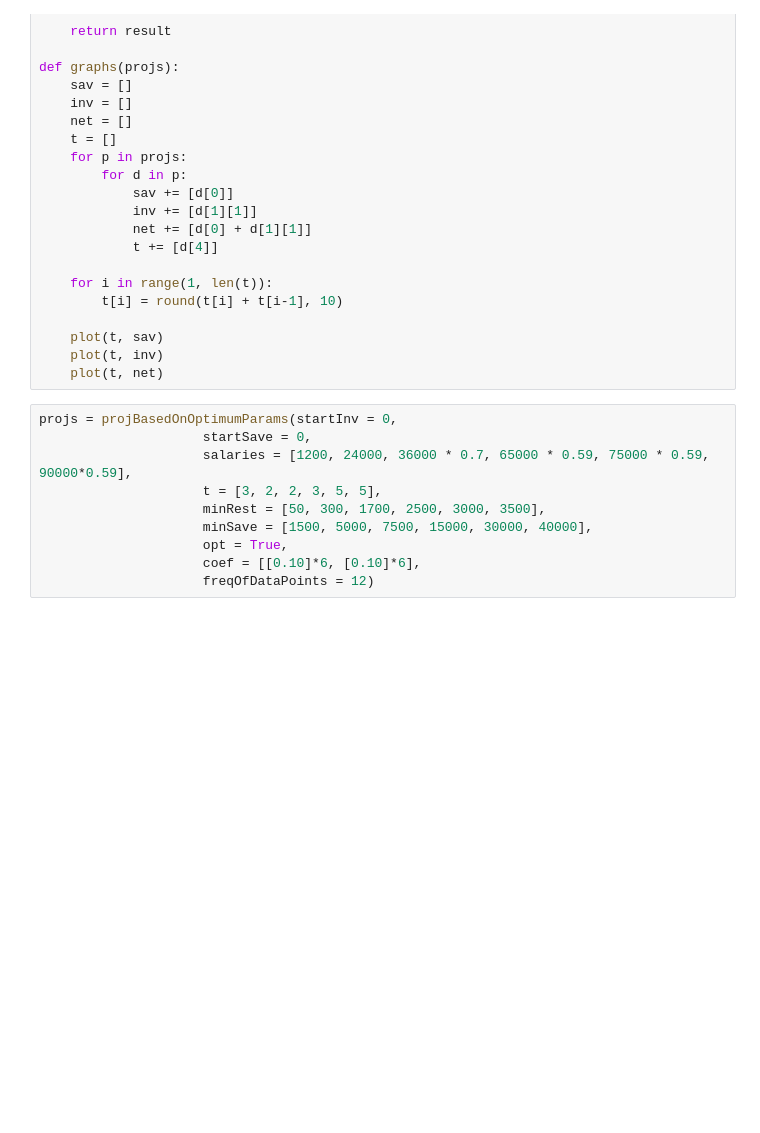
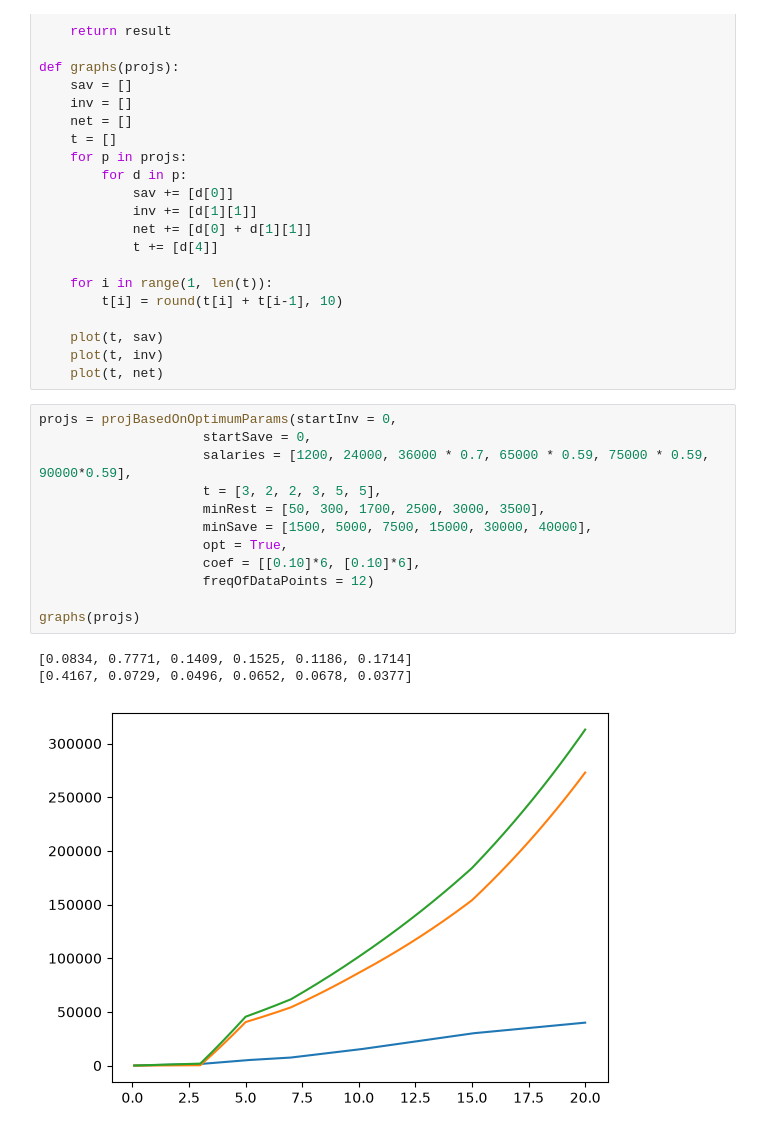
Before and after one commit to anfidaniil/SavingsOptimizer, a Jupyter notebook: SavingsOptimizer.ipynb, the cells around one changed output. Drawn from its saved outputs; the diff is of its cells as text; blank space fills up the shorter version.

```diff
--- a/SavingsOptimizer.ipynb
+++ b/SavingsOptimizer.ipynb
@@ -150,10 +150,16 @@ def graphs(projs):
 # %%
 projs = projBasedOnOptimumParams(startInv = 0,
                      startSave = 0,
                      salaries = [1200, 24000, 36000 * 0.7, 65000 * 0.59, 75000 * 0.59, 90000*0.59],
                      t = [3, 2, 2, 3, 5, 5],
                      minRest = [50, 300, 1700, 2500, 3000, 3500],
                      minSave = [1500, 5000, 7500, 15000, 30000, 40000],
                      opt = True,
                      coef = [[0.10]*6, [0.10]*6],
                      freqOfDataPoints = 12)
+
+graphs(projs)
+# %% [output]
+[0.0834, 0.7771, 0.1409, 0.1525, 0.1186, 0.1714]
+[0.4167, 0.0729, 0.0496, 0.0652, 0.0678, 0.0377]
+[figure, added]
```
